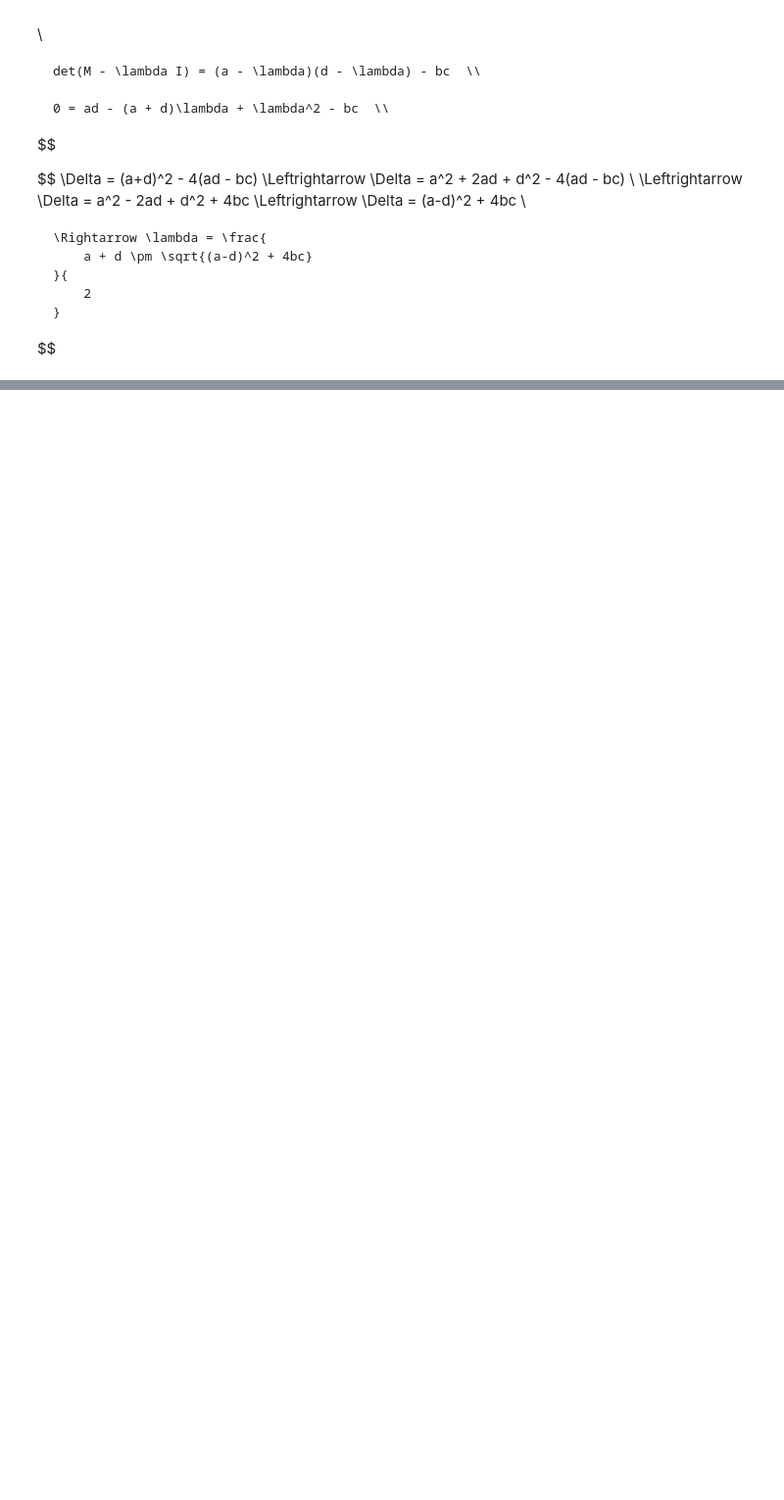
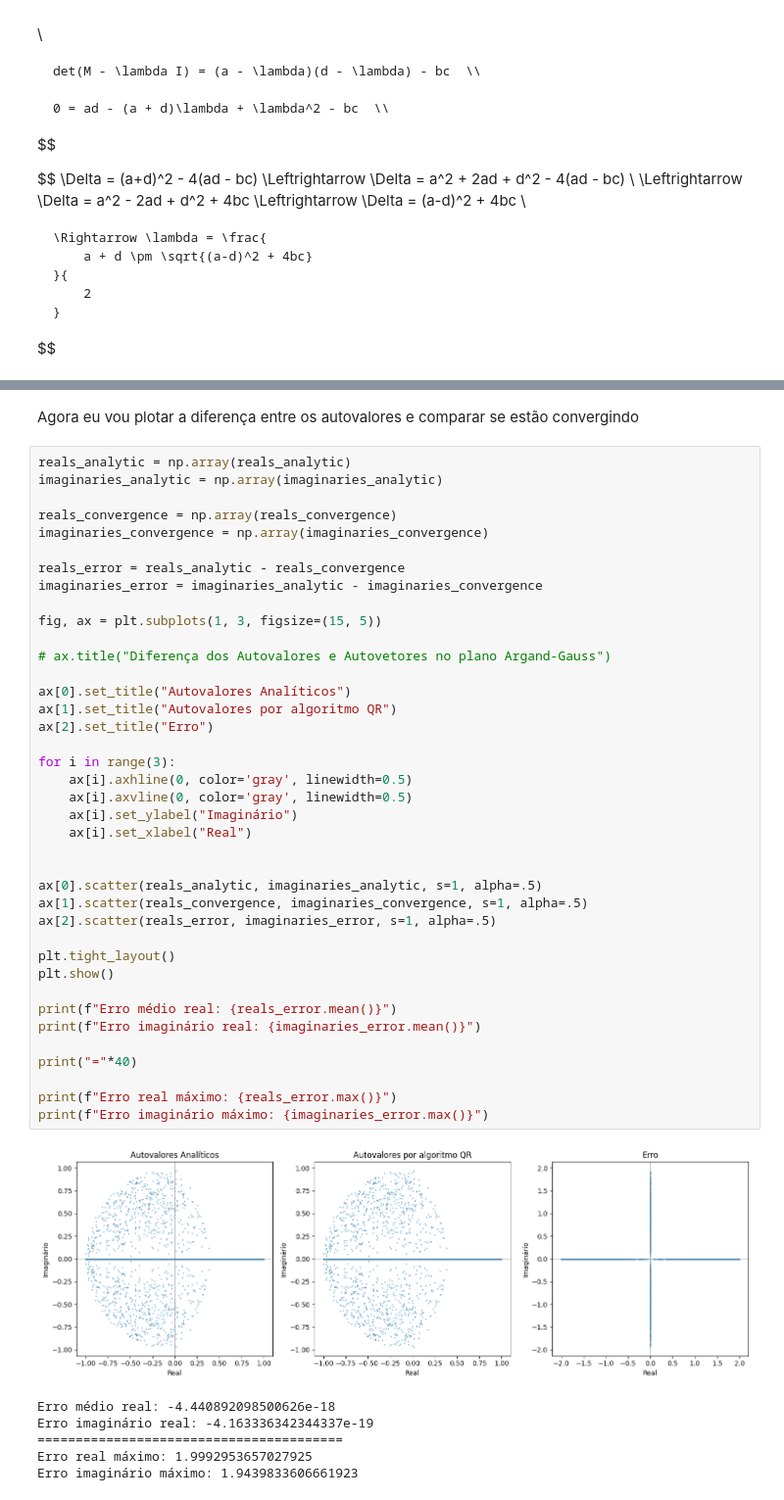
Before and after one commit to jaopredo/linear-algebra, a Jupyter notebook: numerical/algoritmos/projects/project3/eigenvectors_and_eigenvalues.ipynb, the cells around one changed output, grey strips where cells are left out. Shown at 98% size. Cells and saved outputs as stored; diff of their text form; blank space fills up the shorter version.

```diff
--- a/numerical/algoritmos/projects/project3/eigenvectors_and_eigenvalues.ipynb
+++ b/numerical/algoritmos/projects/project3/eigenvectors_and_eigenvalues.ipynb
@@ -497,0 +583,48 @@ A gente consegue ver que os autovalores ficam perto de 1, ou seja, os autovalore
+# %% [markdown]
+Agora eu vou plotar a diferença entre os autovalores e comparar se estão convergindo
+# %%
+reals_analytic = np.array(reals_analytic)
+imaginaries_analytic = np.array(imaginaries_analytic)
+
+reals_convergence = np.array(reals_convergence)
+imaginaries_convergence = np.array(imaginaries_convergence)
+
+reals_error = reals_analytic - reals_convergence
+imaginaries_error = imaginaries_analytic - imaginaries_convergence
+
+fig, ax = plt.subplots(1, 3, figsize=(15, 5))
+
+# ax.title("Diferença dos Autovalores e Autovetores no plano Argand-Gauss")
+
+ax[0].set_title("Autovalores Analíticos")
+ax[1].set_title("Autovalores por algoritmo QR")
+ax[2].set_title("Erro")
+
+for i in range(3):
+    ax[i].axhline(0, color='gray', linewidth=0.5)
+    ax[i].axvline(0, color='gray', linewidth=0.5)
+    ax[i].set_ylabel("Imaginário")
+    ax[i].set_xlabel("Real")
+
+
+ax[0].scatter(reals_analytic, imaginaries_analytic, s=1, alpha=.5)
+ax[1].scatter(reals_convergence, imaginaries_convergence, s=1, alpha=.5)
+ax[2].scatter(reals_error, imaginaries_error, s=1, alpha=.5)
+
+plt.tight_layout()
+plt.show()
+
+print(f"Erro médio real: {reals_error.mean()}")
+print(f"Erro imaginário real: {imaginaries_error.mean()}")
+
+print("="*40)
+
+print(f"Erro real máximo: {reals_error.max()}")
+print(f"Erro imaginário máximo: {imaginaries_error.max()}")
+# %% [output]
+[figure, added]
+Erro médio real: -4.440892098500626e-18
+Erro imaginário real: -4.163336342344337e-19
+========================================
+Erro real máximo: 1.9992953657027925
+Erro imaginário máximo: 1.9439833606661923
```
Also changed, not shown: parts of 15 cells of this notebook.
